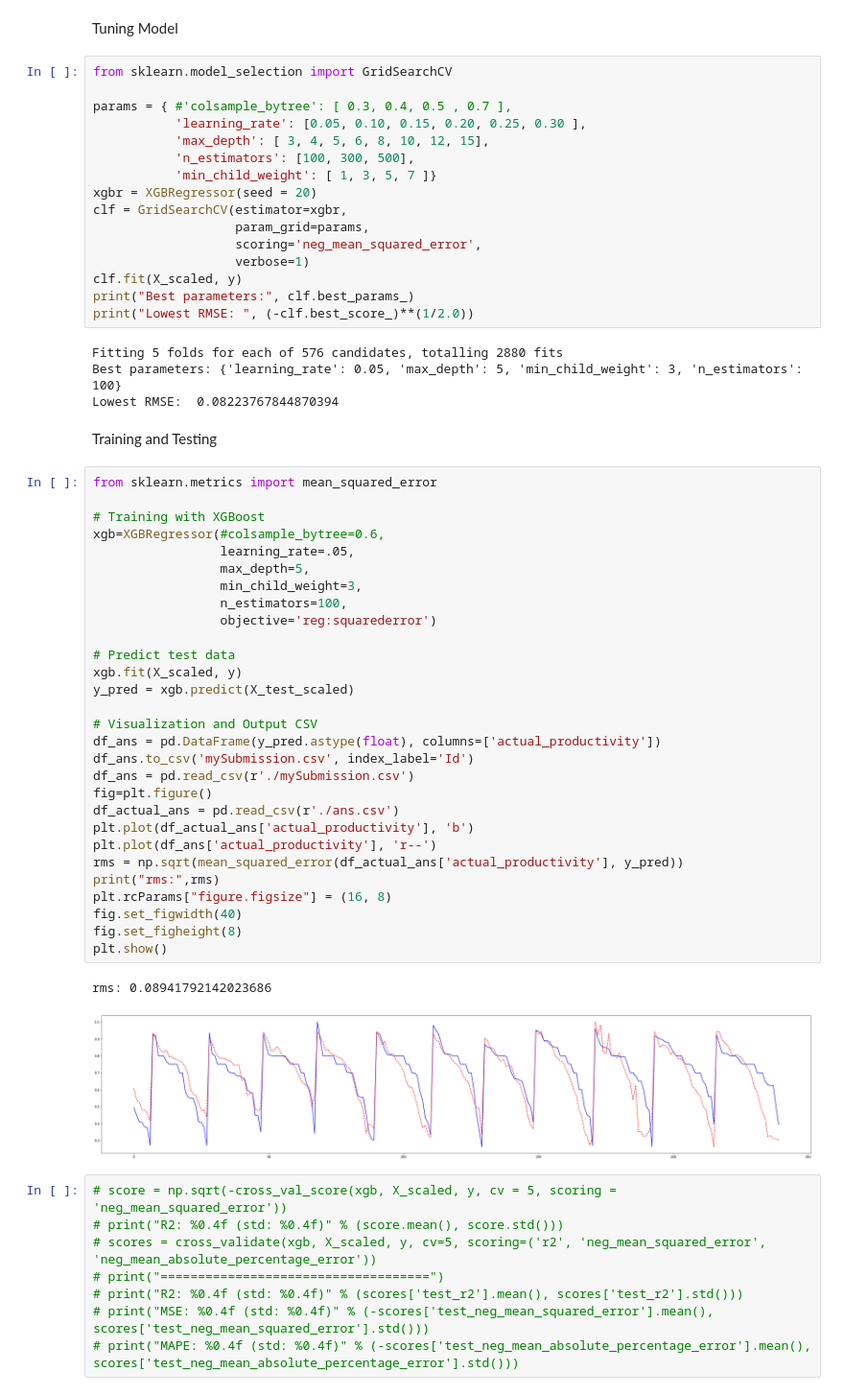
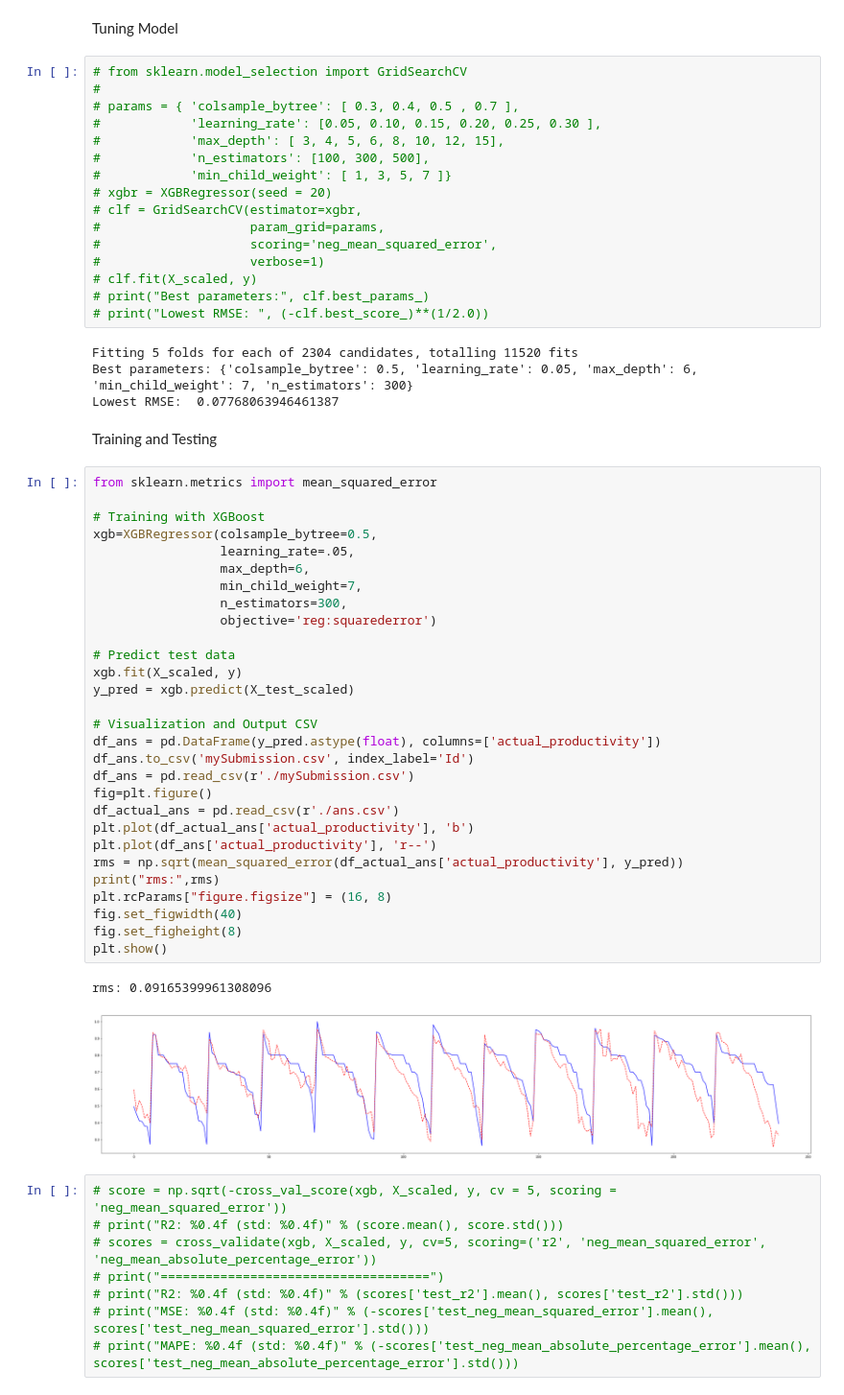
Before and after one commit to wynnstan42/AI, a Jupyter notebook: hw1/HW1_method3.ipynb, the cells around one changed output. Shown at 96% size. Cells and saved outputs as stored; diff of their text form.

Commit message:
Best Score: 0.06438

```diff
--- a/hw1/HW1_method3.ipynb
+++ b/hw1/HW1_method3.ipynb
@@ -138,59 +137,59 @@ X_test_scaled = scaler.fit_transform(X_test)
 # %% [markdown]
 Tuning Model
 # %%
-from sklearn.model_selection import GridSearchCV
-
-params = { #'colsample_bytree': [ 0.3, 0.4, 0.5 , 0.7 ],
-           'learning_rate': [0.05, 0.10, 0.15, 0.20, 0.25, 0.30 ],
-           'max_depth': [ 3, 4, 5, 6, 8, 10, 12, 15],
-           'n_estimators': [100, 300, 500],
-           'min_child_weight': [ 1, 3, 5, 7 ]}
-xgbr = XGBRegressor(seed = 20)
-clf = GridSearchCV(estimator=xgbr,
-                   param_grid=params,
-                   scoring='neg_mean_squared_error',
-                   verbose=1)
-clf.fit(X_scaled, y)
-print("Best parameters:", clf.best_params_)
-print("Lowest RMSE: ", (-clf.best_score_)**(1/2.0))
+# from sklearn.model_selection import GridSearchCV
+#
+# params = { 'colsample_bytree': [ 0.3, 0.4, 0.5 , 0.7 ],
+#            'learning_rate': [0.05, 0.10, 0.15, 0.20, 0.25, 0.30 ],
+#            'max_depth': [ 3, 4, 5, 6, 8, 10, 12, 15],
+#            'n_estimators': [100, 300, 500],
+#            'min_child_weight': [ 1, 3, 5, 7 ]}
+# xgbr = XGBRegressor(seed = 20)
+# clf = GridSearchCV(estimator=xgbr,
+#                    param_grid=params,
+#                    scoring='neg_mean_squared_error',
+#                    verbose=1)
+# clf.fit(X_scaled, y)
+# print("Best parameters:", clf.best_params_)
+# print("Lowest RMSE: ", (-clf.best_score_)**(1/2.0))
 # %% [output]
-Fitting 5 folds for each of 576 candidates, totalling 2880 fits
-Best parameters: {'learning_rate': 0.05, 'max_depth': 5, 'min_child_weight': 3, 'n_estimators': 100}
-Lowest RMSE:  0.08223767844870394
+Fitting 5 folds for each of 2304 candidates, totalling 11520 fits
+Best parameters: {'colsample_bytree': 0.5, 'learning_rate': 0.05, 'max_depth': 6, 'min_child_weight': 7, 'n_estimators': 300}
+Lowest RMSE:  0.07768063946461387
 # %% [markdown]
 Training and Testing
 # %%
 from sklearn.metrics import mean_squared_error
 
 # Training with XGBoost
-xgb=XGBRegressor(#colsample_bytree=0.6,
+xgb=XGBRegressor(colsample_bytree=0.5,
                  learning_rate=.05,
-                 max_depth=5,
-                 min_child_weight=3,
-                 n_estimators=100,
+                 max_depth=6,
+                 min_child_weight=7,
+                 n_estimators=300,
                  objective='reg:squarederror')
 
 # Predict test data
 xgb.fit(X_scaled, y)
 y_pred = xgb.predict(X_test_scaled)
 
 # Visualization and Output CSV
 df_ans = pd.DataFrame(y_pred.astype(float), columns=['actual_productivity'])
 df_ans.to_csv('mySubmission.csv', index_label='Id')
 df_ans = pd.read_csv(r'./mySubmission.csv')
 fig=plt.figure()
 df_actual_ans = pd.read_csv(r'./ans.csv')
 plt.plot(df_actual_ans['actual_productivity'], 'b')
 plt.plot(df_ans['actual_productivity'], 'r--')
 rms = np.sqrt(mean_squared_error(df_actual_ans['actual_productivity'], y_pred))
 print("rms:",rms)
 plt.rcParams["figure.figsize"] = (16, 8)
 fig.set_figwidth(40)
 fig.set_figheight(8)
 plt.show()
 # %% [output]
-rms: 0.08941792142023686
+rms: 0.09165399961308096
-[figure, old version]
+[figure, new version]
 # %%
 # score = np.sqrt(-cross_val_score(xgb, X_scaled, y, cv = 5, scoring = 'neg_mean_squared_error'))
 # print("R2: %0.4f (std: %0.4f)" % (score.mean(), score.std()))
```
Also changed, not shown: parts of 1 cell of this notebook, 4 other files.
